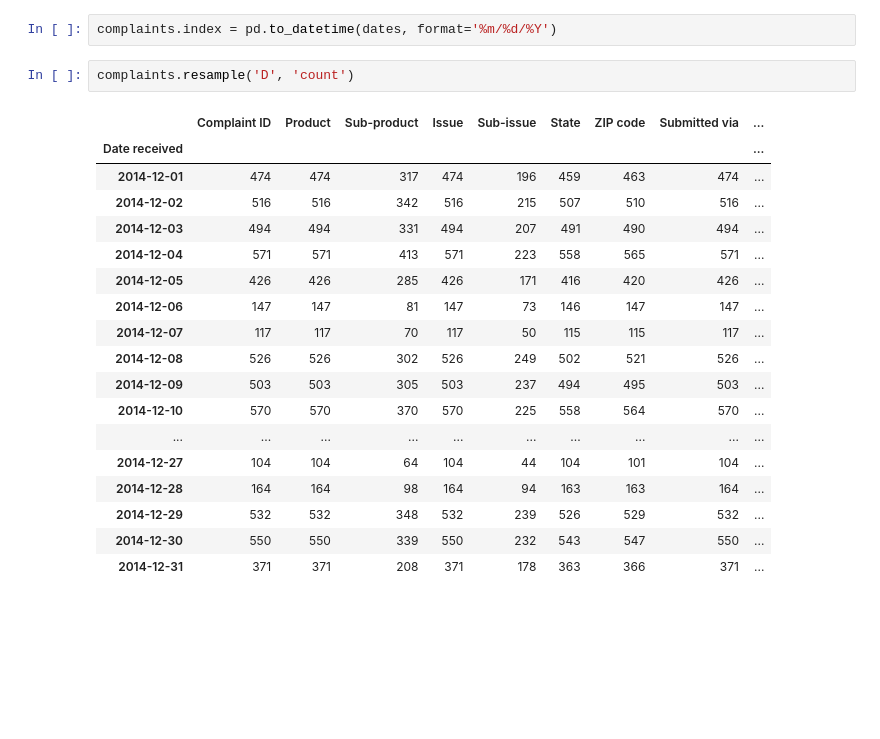
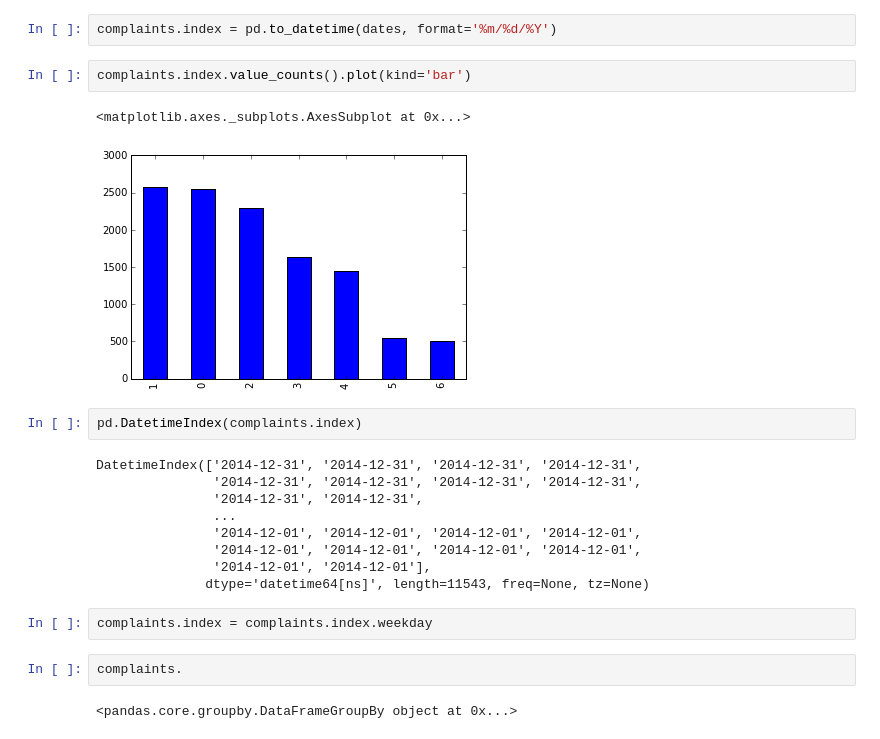
Before and after one commit to Shea-Wolfe/consumer-complaints, a Jupyter notebook: consumer_complaints.ipynb, the cells around one changed output. Drawn from its saved outputs; the diff is of its cells as text; blank space fills up the shorter version.

Commit message:
Added a chart showing complaints by weekday

```diff
--- a/consumer_complaints.ipynb
+++ b/consumer_complaints.ipynb
@@ -27,24 +27,25 @@ complaints['Company response'].value_counts().plot(kind='bar')
 dates = complaints.pop('Date received')
 # %%
 complaints.index = pd.to_datetime(dates, format='%m/%d/%Y')
-# %%
-complaints.resample('D', 'count')
-# %% [output]
-|  | Complaint ID | Product | Sub-product | Issue | Sub-issue | State | ZIP code | Submitted via | ... |
-| Date received |  |  |  |  |  |  |  |  | ... |
-| 2014-12-01 | 474 | 474 | 317 | 474 | 196 | 459 | 463 | 474 | ... |
-| 2014-12-02 | 516 | 516 | 342 | 516 | 215 | 507 | 510 | 516 | ... |
-| 2014-12-03 | 494 | 494 | 331 | 494 | 207 | 491 | 490 | 494 | ... |
-| 2014-12-04 | 571 | 571 | 413 | 571 | 223 | 558 | 565 | 571 | ... |
-| 2014-12-05 | 426 | 426 | 285 | 426 | 171 | 416 | 420 | 426 | ... |
-| 2014-12-06 | 147 | 147 | 81 | 147 | 73 | 146 | 147 | 147 | ... |
-| 2014-12-07 | 117 | 117 | 70 | 117 | 50 | 115 | 115 | 117 | ... |
-| 2014-12-08 | 526 | 526 | 302 | 526 | 249 | 502 | 521 | 526 | ... |
-| 2014-12-09 | 503 | 503 | 305 | 503 | 237 | 494 | 495 | 503 | ... |
-| 2014-12-10 | 570 | 570 | 370 | 570 | 225 | 558 | 564 | 570 | ... |
-| ... | ... | ... | ... | ... | ... | ... | ... | ... | ... |
-| 2014-12-27 | 104 | 104 | 64 | 104 | 44 | 104 | 101 | 104 | ... |
-| 2014-12-28 | 164 | 164 | 98 | 164 | 94 | 163 | 163 | 164 | ... |
-| 2014-12-29 | 532 | 532 | 348 | 532 | 239 | 526 | 529 | 532 | ... |
-| 2014-12-30 | 550 | 550 | 339 | 550 | 232 | 543 | 547 | 550 | ... |
-| 2014-12-31 | 371 | 371 | 208 | 371 | 178 | 363 | 366 | 371 | ... |
+# %%
+complaints.index.value_counts().plot(kind='bar')
+# %% [output]
+<matplotlib.axes._subplots.AxesSubplot at 0x...>
+[figure, added]
+# %%
+pd.DatetimeIndex(complaints.index)
+# %% [output]
+DatetimeIndex(['2014-12-31', '2014-12-31', '2014-12-31', '2014-12-31',
+               '2014-12-31', '2014-12-31', '2014-12-31', '2014-12-31',
+               '2014-12-31', '2014-12-31',
+               ...
+               '2014-12-01', '2014-12-01', '2014-12-01', '2014-12-01',
+               '2014-12-01', '2014-12-01', '2014-12-01', '2014-12-01',
+               '2014-12-01', '2014-12-01'],
+              dtype='datetime64[ns]', length=11543, freq=None, tz=None)
+# %%
+complaints.index = complaints.index.weekday
+# %%
+complaints.
+# %% [output]
+<pandas.core.groupby.DataFrameGroupBy object at 0x...>
```
